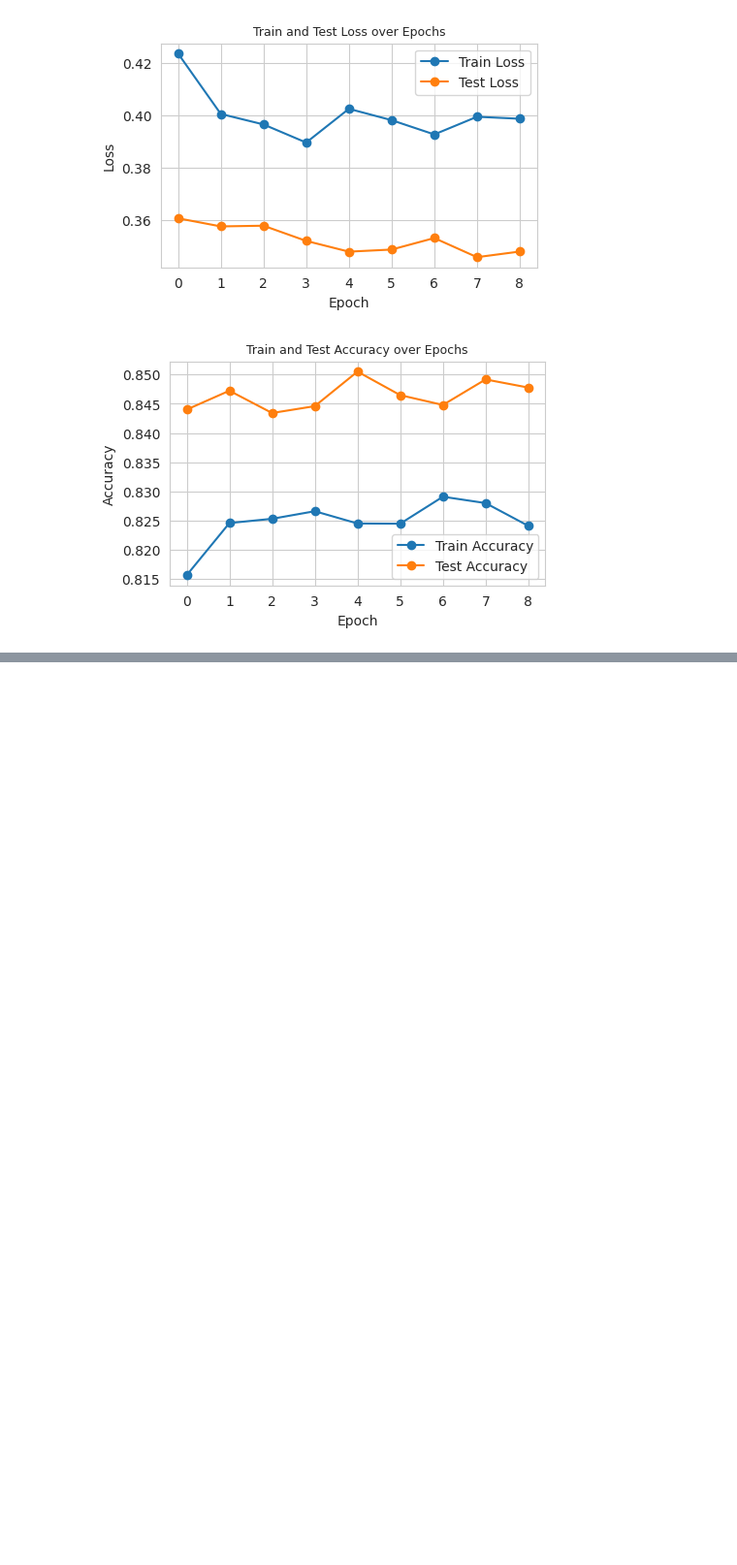
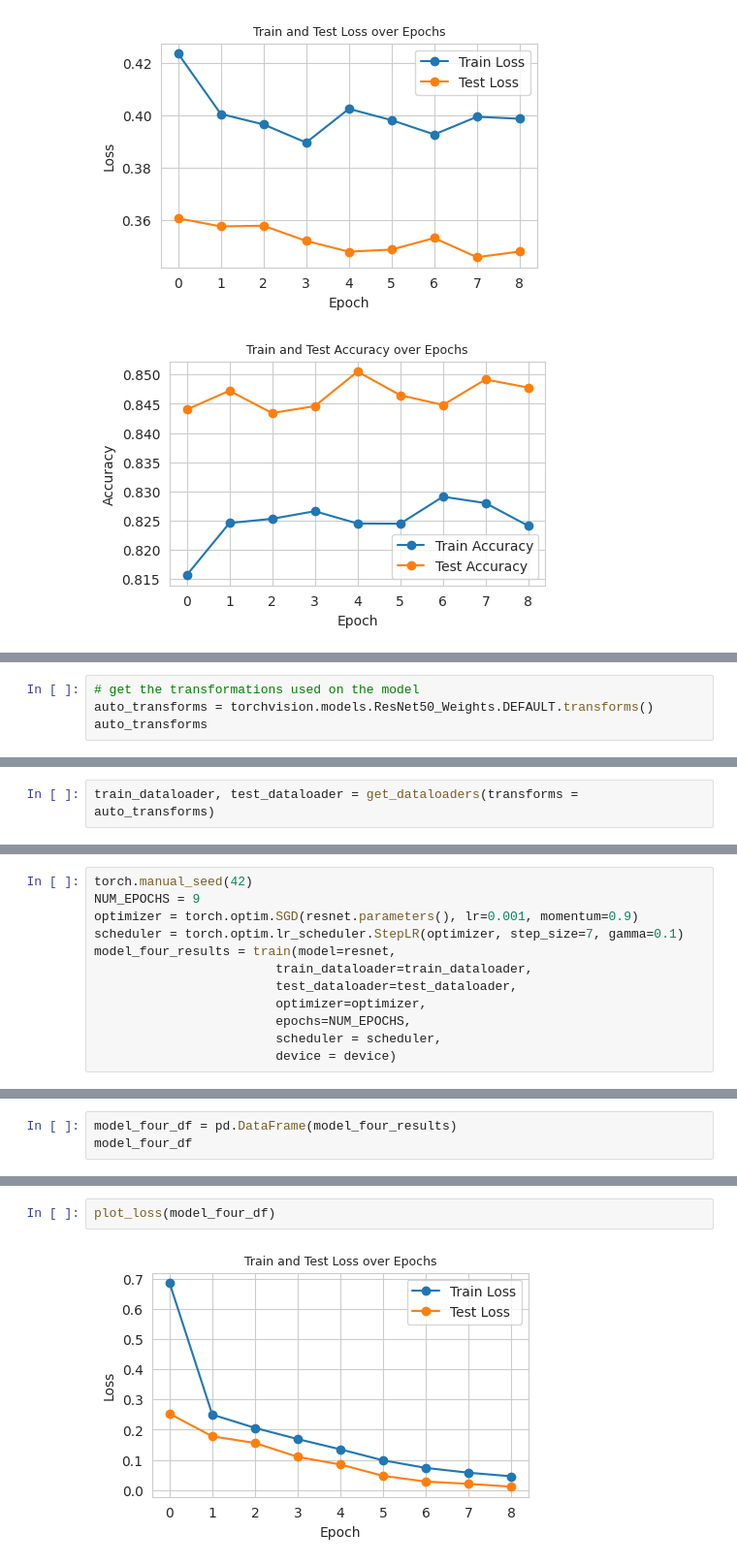
Before and after one commit to dibkb/tensorflow-udemy, a Jupyter notebook: melanoma-cancer-image-dataset.ipynb, the cells around one changed output, grey strips where cells are left out. Shown at 97% size. Cells and saved outputs as stored; diff of their text form; blank space fills up the shorter version.

Commit message:
Kaggle Notebook | Melanoma Cancer Image Dataset | public version

```diff
--- a/melanoma-cancer-image-dataset.ipynb
+++ b/melanoma-cancer-image-dataset.ipynb
@@ -804,0 +671,4 @@ plot_loss(model_three_df)
+# %%
+# get the transformations used on the model
+auto_transforms = torchvision.models.ResNet50_Weights.DEFAULT.transforms()
+auto_transforms
@@ -804,0 +683,2 @@ plot_loss(model_three_df)
+# %%
+train_dataloader, test_dataloader = get_dataloaders(transforms = auto_transforms)
@@ -804,0 +724,12 @@ plot_loss(model_three_df)
+# %%
+torch.manual_seed(42)
+NUM_EPOCHS = 9
+optimizer = torch.optim.SGD(resnet.parameters(), lr=0.001, momentum=0.9)
+scheduler = torch.optim.lr_scheduler.StepLR(optimizer, step_size=7, gamma=0.1)
+model_four_results = train(model=resnet,
+                        train_dataloader=train_dataloader,
+                        test_dataloader=test_dataloader,
+                        optimizer=optimizer,
+                        epochs=NUM_EPOCHS,
+                        scheduler = scheduler,
+                        device = device)
@@ -804,0 +746,3 @@ plot_loss(model_three_df)
+# %%
+model_four_df = pd.DataFrame(model_four_results)
+model_four_df
@@ -804,0 +760,4 @@ plot_loss(model_three_df)
+# %%
+plot_loss(model_four_df)
+# %% [output]
+[figure, added]
```
Also changed, not shown: parts of 20 cells of this notebook.
